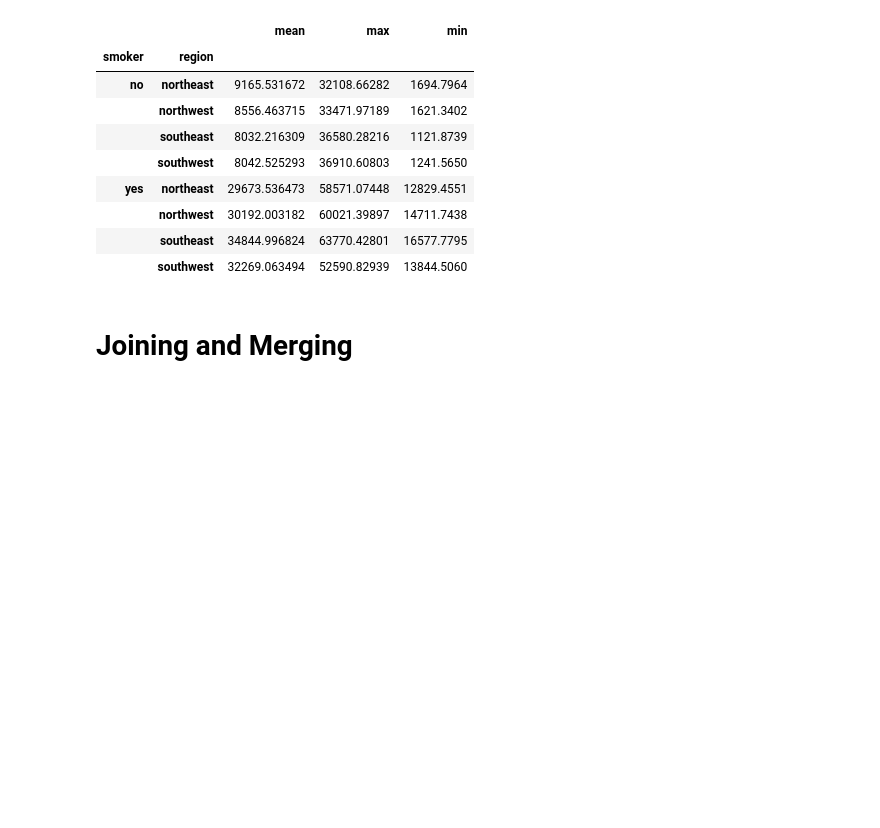
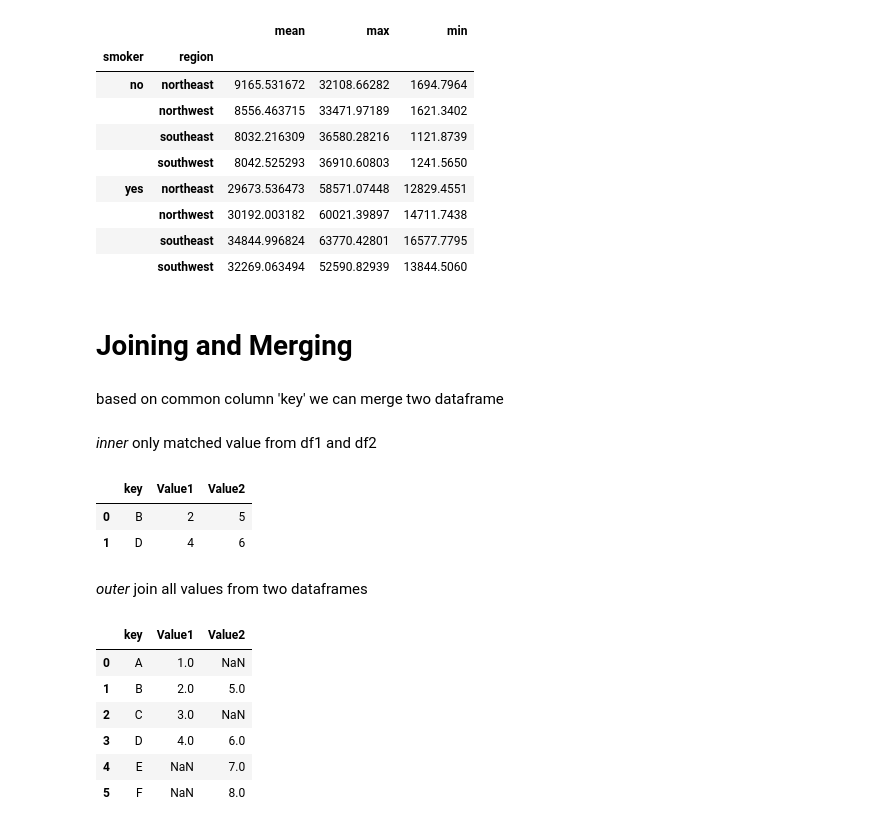
Before and after one commit to jahidsagar/Data-Analysis-With-Python, a Jupyter notebook: pandas.ipynb, the cells around one changed output. Cells and saved outputs as stored; diff of their text form; code cells hidden in the pictures; blank space fills up the shorter version.

Commit message:
Complete data manipulation using pandas

```diff
--- a/pandas.ipynb
+++ b/pandas.ipynb
@@ -261,3 +261,28 @@ smoker_groupby
 |  | southwest | 32269.063494 | 52590.82939 | 13844.5060 |
 # %% [markdown]
 # Joining and Merging
+# %%
+df1 = pd.DataFrame({'key': ['A', 'B', 'C', 'D'], 'Value1': [1, 2, 3, 4]})
+df2 = pd.DataFrame({'key': ['B', 'D', 'E', 'F'], 'Value2': [5, 6, 7, 8]})
+# %% [markdown]
+based on common column 'key' we can merge two dataframe
+# %% [markdown]
+<i>inner</i> only matched value from df1 and df2
+# %%
+pd.merge(df1, df2, on='key', how='inner')
+# %% [output]
+|  | key | Value1 | Value2 |
+| 0 | B | 2 | 5 |
+| 1 | D | 4 | 6 |
+# %% [markdown]
+<i>outer</i> join all values from two dataframes
+# %%
+pd.merge(df1, df2, on='key', how='outer')
+# %% [output]
+|  | key | Value1 | Value2 |
+| 0 | A | 1.0 | NaN |
+| 1 | B | 2.0 | 5.0 |
+| 2 | C | 3.0 | NaN |
+| 3 | D | 4.0 | 6.0 |
+| 4 | E | NaN | 7.0 |
+| 5 | F | NaN | 8.0 |
```
Also changed, not shown: parts of 4 cells of this notebook.
